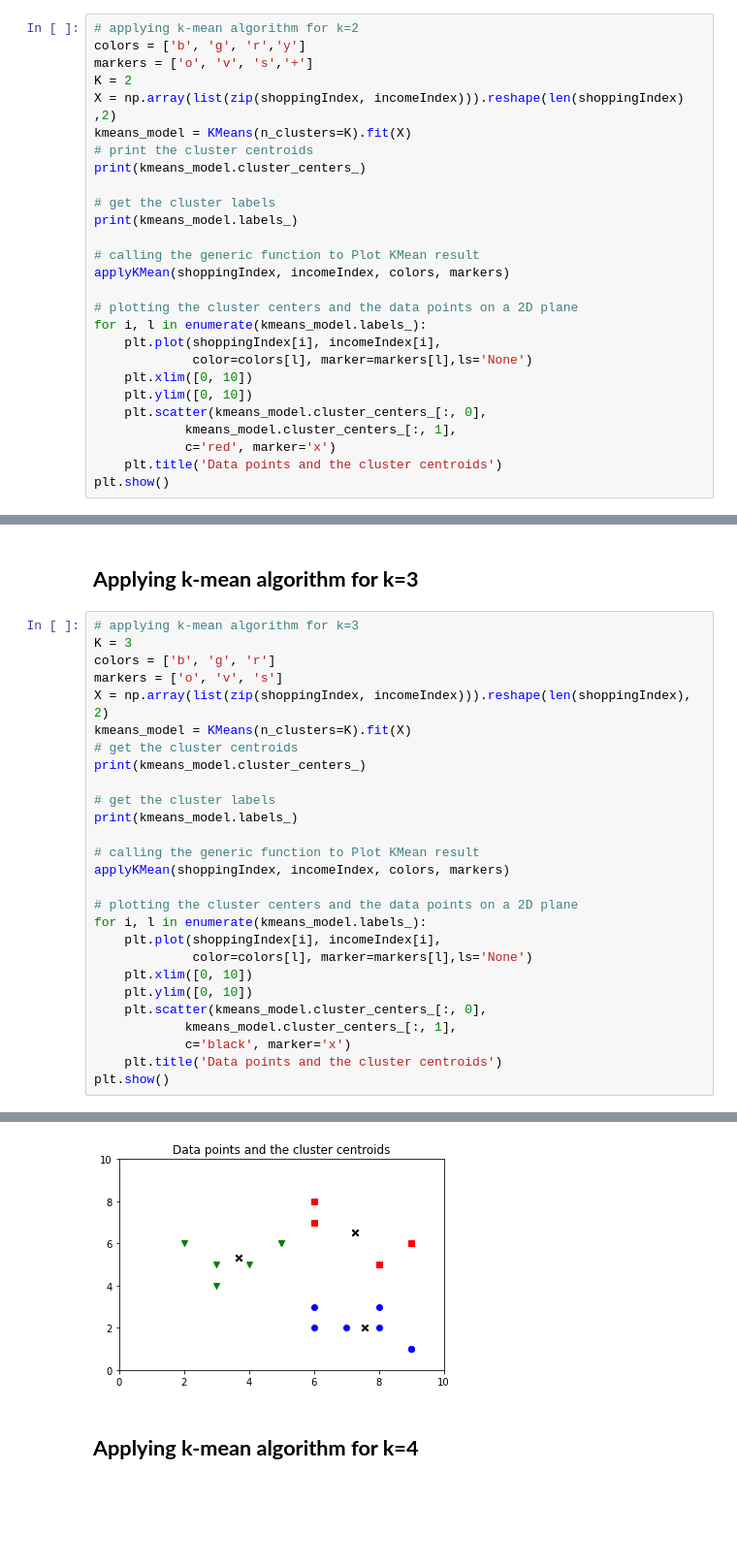
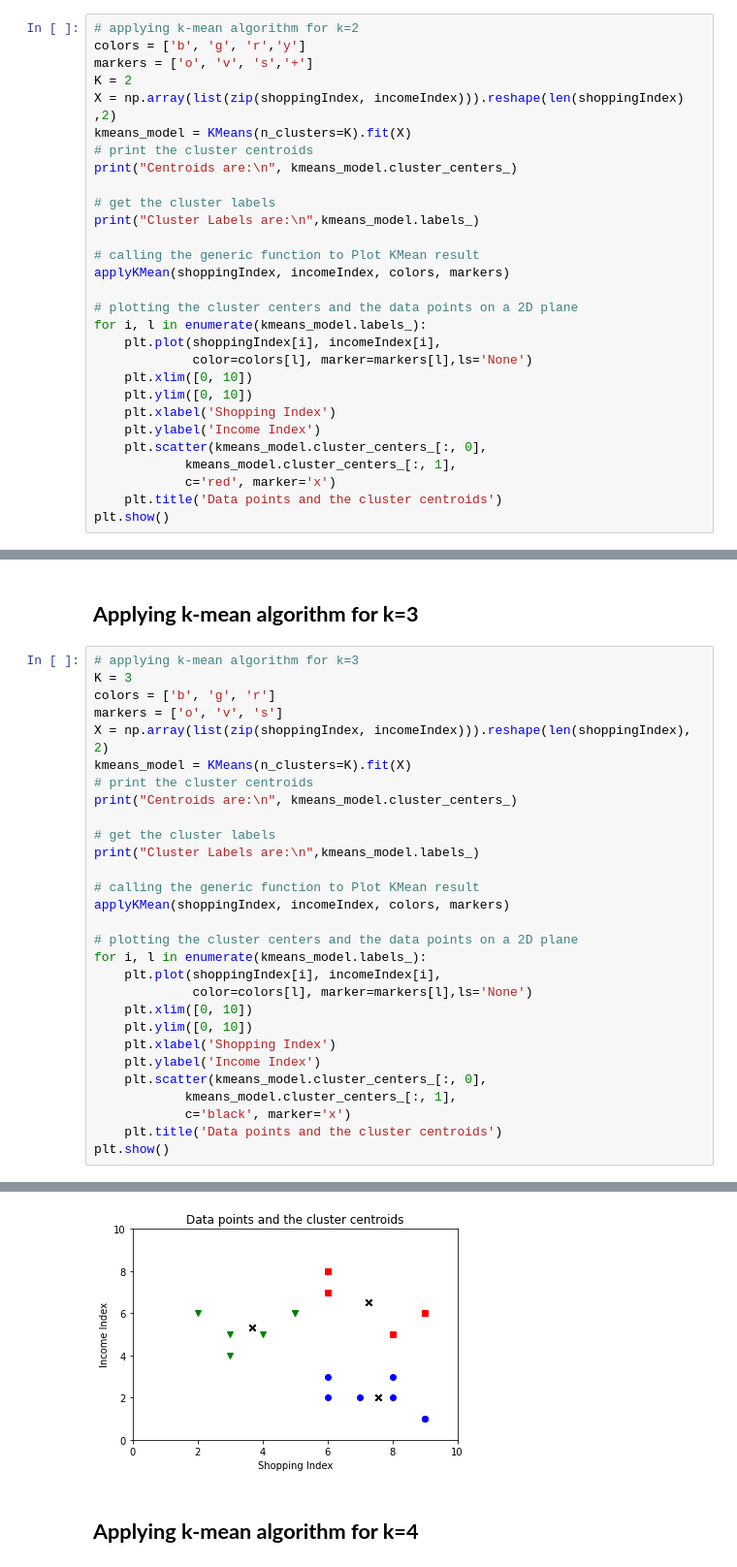
Before and after one commit to Karishma-Kuria/CMPE-256-Adv-DataMining, a Jupyter notebook: KMean_Clustering.ipynb, the cells around one changed output, grey strips where cells are left out. Shown at 97% size. Cells and saved outputs as stored; diff of their text form; blank space fills up the shorter version.

```diff
--- a/KMean_Clustering.ipynb
+++ b/KMean_Clustering.ipynb
@@ -51,10 +51,10 @@ X = np.array(list(zip(shoppingIndex, incomeIndex))).reshape(len(shoppingIndex)
 ,2)
 kmeans_model = KMeans(n_clusters=K).fit(X)
 # print the cluster centroids
-print(kmeans_model.cluster_centers_)
+print("Centroids are:\n", kmeans_model.cluster_centers_)
 
 # get the cluster labels
-print(kmeans_model.labels_)
+print("Cluster Labels are:\n",kmeans_model.labels_)
 
 # calling the generic function to Plot KMean result
 applyKMean(shoppingIndex, incomeIndex, colors, markers)
@@ -65,6 +65,8 @@ for i, l in enumerate(kmeans_model.labels_):
              color=colors[l], marker=markers[l],ls='None')
     plt.xlim([0, 10])
     plt.ylim([0, 10])
+    plt.xlabel('Shopping Index')
+    plt.ylabel('Income Index')
     plt.scatter(kmeans_model.cluster_centers_[:, 0],
             kmeans_model.cluster_centers_[:, 1],
             c='red', marker='x')
@@ -85,11 +89,11 @@ colors = ['b', 'g', 'r']
 markers = ['o', 'v', 's']
 X = np.array(list(zip(shoppingIndex, incomeIndex))).reshape(len(shoppingIndex), 2)
 kmeans_model = KMeans(n_clusters=K).fit(X)
-# get the cluster centroids
-print(kmeans_model.cluster_centers_)
+# print the cluster centroids
+print("Centroids are:\n", kmeans_model.cluster_centers_)
 
 # get the cluster labels
-print(kmeans_model.labels_)
+print("Cluster Labels are:\n",kmeans_model.labels_)
 
 # calling the generic function to Plot KMean result
 applyKMean(shoppingIndex, incomeIndex, colors, markers)
@@ -100,6 +104,8 @@ for i, l in enumerate(kmeans_model.labels_):
              color=colors[l], marker=markers[l],ls='None')
     plt.xlim([0, 10])
     plt.ylim([0, 10])
+    plt.xlabel('Shopping Index')
+    plt.ylabel('Income Index')
     plt.scatter(kmeans_model.cluster_centers_[:, 0],
             kmeans_model.cluster_centers_[:, 1],
             c='black', marker='x')
@@ -113,5 +121,5 @@ plt.show()
 [figure]
-[figure, old version]
+[figure, new version]
 # %% [markdown]
 ## **Applying k-mean algorithm for k=4**
 # %%
```
Also changed, not shown: parts of 4 cells of this notebook.
